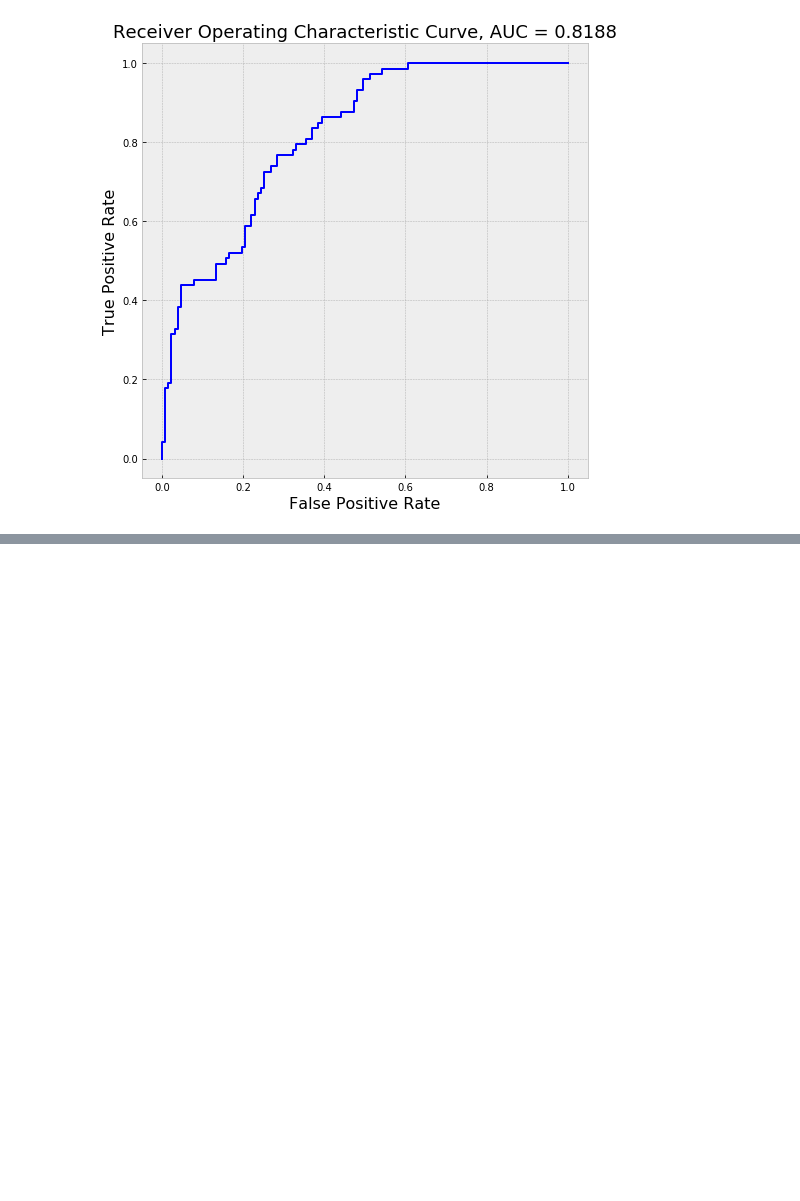
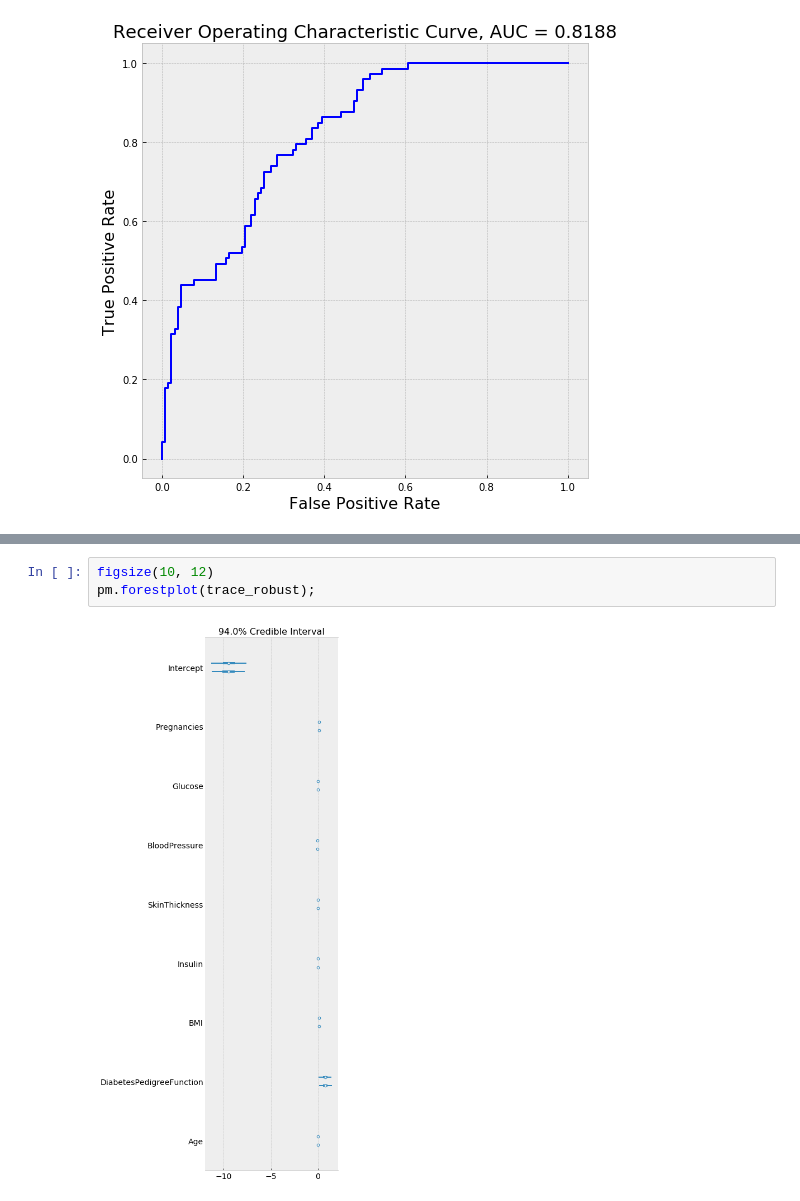
Before and after one commit to sidhant-guliani/bayesian_lin_regression_project, a Jupyter notebook: data_analysis_DiabetesDataset/DataAnalysis_diabetes.ipynb, the cells around one changed output, grey strips where cells are left out. Cells and saved outputs as stored; diff of their text form; blank space fills up the shorter version.

```diff
--- a/data_analysis_DiabetesDataset/DataAnalysis_diabetes.ipynb
+++ b/data_analysis_DiabetesDataset/DataAnalysis_diabetes.ipynb
@@ -321,0 +449,5 @@ calc_roc(svc_pred_proba, y_test)
+# %%
+figsize(10, 12)
+pm.forestplot(trace_robust);
+# %% [output]
+[figure, added]
```
Also changed, not shown: parts of 23 cells of this notebook.
